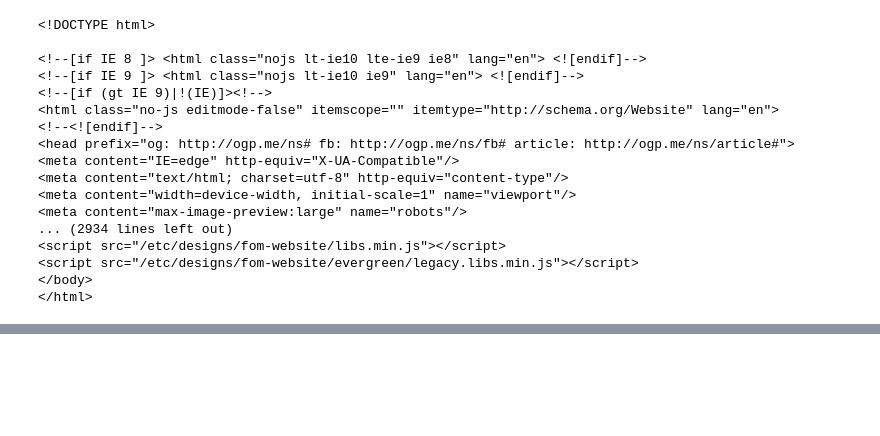
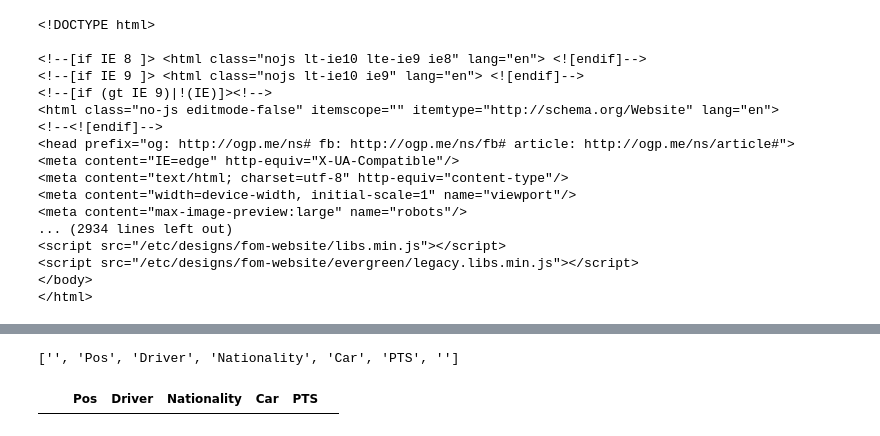
Before and after one commit to JADiPietro/F1-Driver-standings-, a Jupyter notebook: f1_Live_standings.ipynb, the cells around one changed output, grey strips where cells are left out. Cells and saved outputs as stored; diff of their text form; code cells hidden in the pictures; blank space fills up the shorter version.

```diff
--- a/f1_Live_standings.ipynb
+++ b/f1_Live_standings.ipynb
@@ -27,0 +100,2 @@ print(soup)
+# %%
+driver_standings= soup.find_all ('th')
@@ -27,0 +112,5 @@ print(soup)
+# %%
+driver_table_standings = [title.text.strip('') for title in driver_standings]
+print(driver_table_standings)
+# %% [output]
+['', 'Pos', 'Driver', 'Nationality', 'Car', 'PTS', '']
@@ -27,0 +119,5 @@ print(soup)
+# %%
+df = pd.DataFrame(columns=driver_table_standings)
+df
+# %% [output]
+|  |  | Pos | Driver | Nationality | Car | PTS |  |
```
Also changed, not shown: parts of 16 cells of this notebook, 2 other files.
